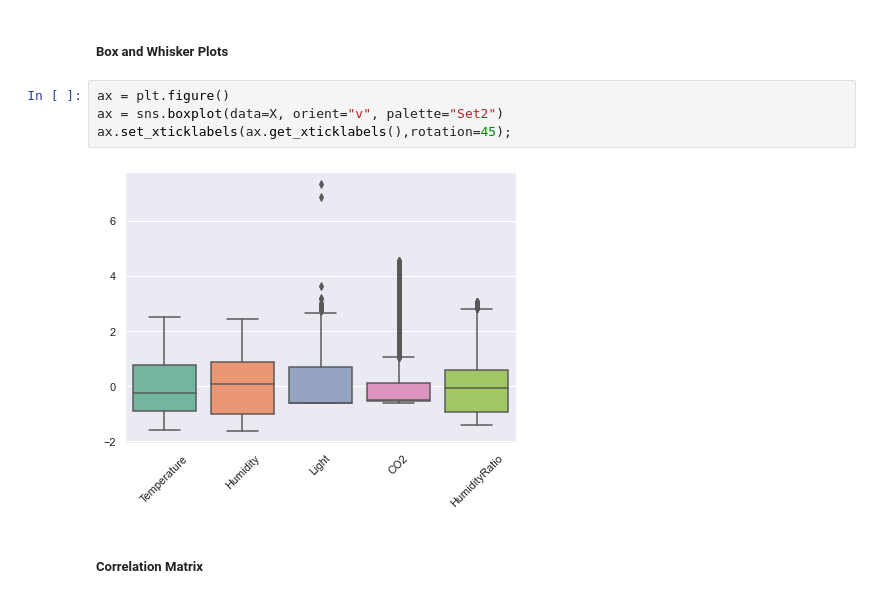
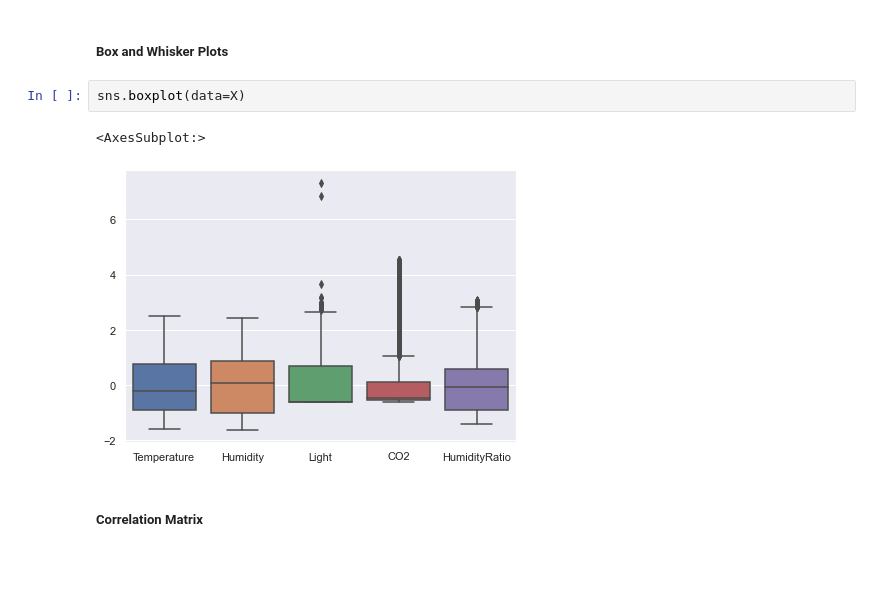
Before and after one commit to GursimarSaini/INSE6220Project, a Jupyter notebook: datasets/occupancy/OccupancyDetectionPCA.ipynb, the cells around one changed output. Cells and saved outputs as stored; diff of their text form; blank space fills up the shorter version.

```diff
--- a/datasets/occupancy/OccupancyDetectionPCA.ipynb
+++ b/datasets/occupancy/OccupancyDetectionPCA.ipynb
@@ -102,11 +137,10 @@ X.describe()
 # %% [markdown]
 ##### Box and Whisker Plots
-# %%
-ax = plt.figure()
-ax = sns.boxplot(data=X, orient="v", palette="Set2")
-ax.set_xticklabels(ax.get_xticklabels(),rotation=45);
-# %% [output]
-[figure, removed]
+# %%
+sns.boxplot(data=X)
+# %% [output]
+<AxesSubplot:>
+[figure, added]
 # %% [markdown]
 ##### Correlation Matrix
 # %%
```
Also changed, not shown: parts of 27 cells of this notebook, 20 other files.
